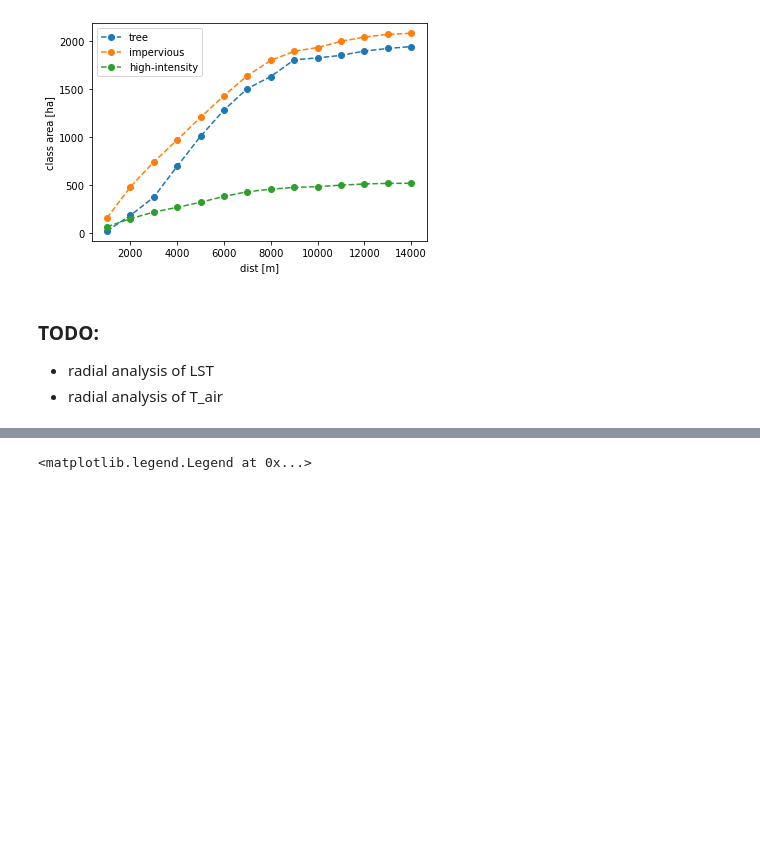
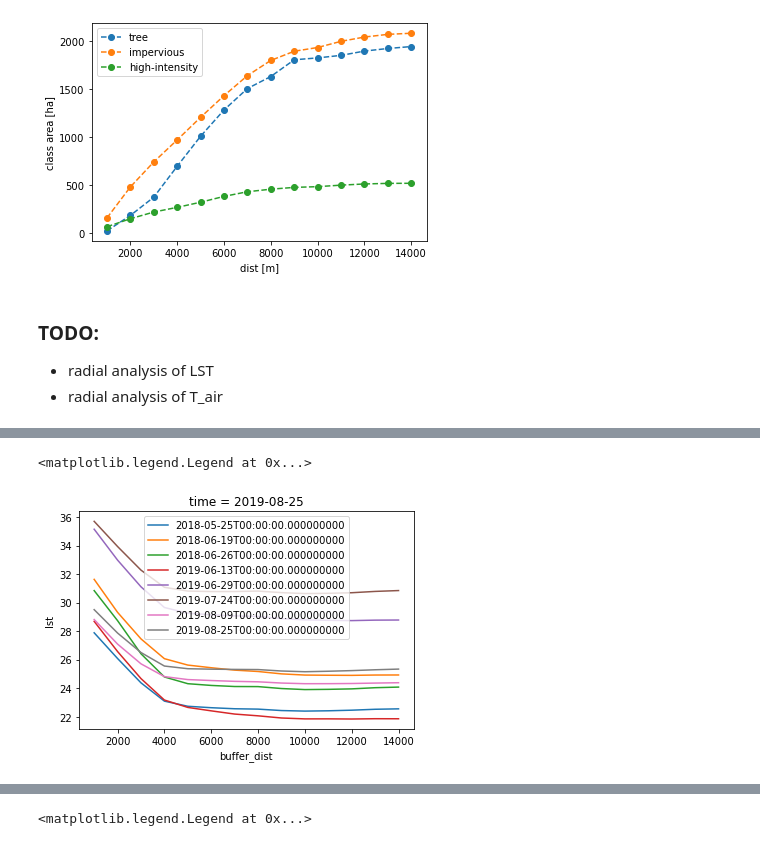
Before and after one commit to martibosch/lausanne-greening-scenarios, a Jupyter notebook: notebooks/reclassification.ipynb, the cells around one changed output, grey strips where cells are left out. Saved outputs shown, nothing was run; the diff lists cells and outputs as text; code cells hidden in the pictures; blank space fills up the shorter version.

```diff
--- a/notebooks/reclassification.ipynb
+++ b/notebooks/reclassification.ipynb
@@ -85,0 +98,2 @@ plt.legend()
+# %%
+lulc_da = salem.open_xr_dataset(lulc_raster_filepath)['data']
@@ -85,0 +124,3 @@ plt.legend()
+# %%
+# buffer_masks_da = xr.DataArray(ba.masks_arr.astype(np.uint8), dims=('buffer_dist', *lulc_da.dims), coords={'buffer_dist': buffer_dists, **lulc_da.coords}, attrs=lulc_da.attrs)
+buffer_masks_da = utils.align_ds(xr.DataArray(ba.masks_arr.astype(np.uint8), dims=('buffer_dist', *lulc_da.dims), coords={'buffer_dist': buffer_dists, **lulc_da.coords}, attrs=lulc_da.attrs), lst_da, interp='nearest')
@@ -85,0 +129,14 @@ plt.legend()
+# %%
+def compute_mean_lst_da(buffer_mask_da, lst_da):
+    buffer_mask_cond = buffer_mask_da == 1
+    return lst_da.groupby('time').apply(lambda lst_day_da: lst_day_da.where(buffer_mask_cond).mean())
+# %%
+da = buffer_masks_da.groupby('buffer_dist').apply(compute_mean_lst_da, args=(lst_da,))
+# %%
+fig, ax = plt.subplots()
+for date, group_da in da.groupby('time'):
+    group_da.plot(ax=ax, label=date)
+ax.legend()
+# %% [output]
+<matplotlib.legend.Legend at 0x...>
+[figure, added]
```
Also changed, not shown: parts of 42 cells of this notebook, 7 other files.
